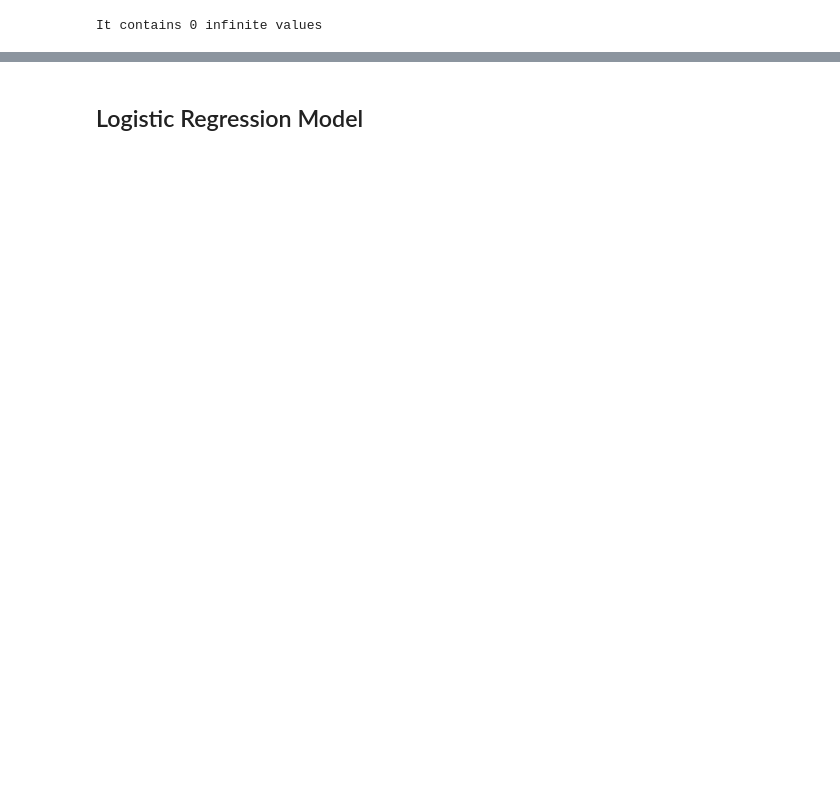
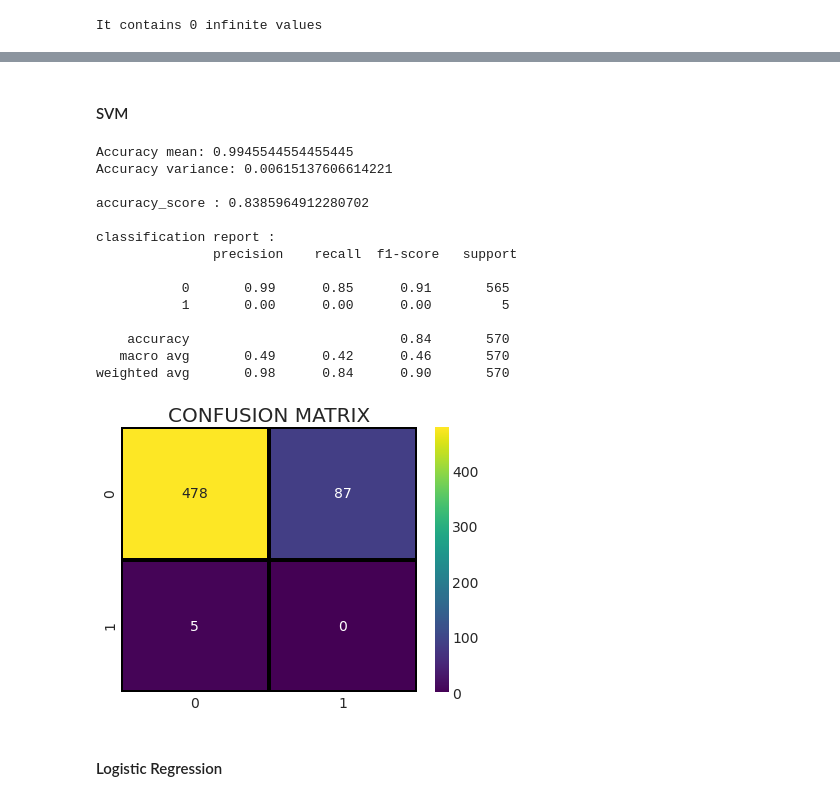
Before and after one commit to okayteakay/Exoplanets-Detection, a Jupyter notebook: Exoplanets.ipynb, the cells around one changed output, grey strips where cells are left out. Cells and saved outputs as stored; diff of their text form; code cells hidden in the pictures; blank space fills up the shorter version.

```diff
--- a/Exoplanets.ipynb
+++ b/Exoplanets.ipynb
@@ -281,4 +306,50 @@ y_test: (570,)
+# %%
+def model(classifier,X_train_res,y_train_res,X_test,y_test):
+    #fit the model
+    classifier.fit(X_train_res,y_train_res)
+    predictions = classifier.predict(X_test)
+
+    #Cross validation
+    accuracies = cross_val_score(estimator = classifier, X = X_train_res, y = y_train_res, cv = 5, n_jobs = -1)
+    mean = accuracies.mean()
+    variance = accuracies.std()
+    print("Accuracy mean: "+ str(mean))
+    print("Accuracy variance: "+ str(variance))
+
+    #Accuracy
+    print ("\naccuracy_score :",accuracy_score(y_test,predictions))
+
+    #Classification report
+    print ("\nclassification report :\n",(classification_report(y_test,predictions)))
+
+    #Confusion matrix
+    plt.figure(figsize=(13,10))
+    plt.subplot(221)
+    sns.heatmap(confusion_matrix(y_test,predictions),annot=True,cmap="viridis",fmt = "d",linecolor="k",linewidths=3)
+    plt.title("CONFUSION MATRIX",fontsize=20)
+# %% [markdown]
+#### SVM
+# %%
+from sklearn.svm import SVC
+SVM_model=SVC()
+model(SVM_model,X_train_res,y_train_res,X_test,y_test)
+# %% [output]
+Accuracy mean: 0.9945544554455445
+Accuracy variance: 0.00615137606614221
+
+accuracy_score : 0.8385964912280702
+
+classification report :
+               precision    recall  f1-score   support
+
+           0       0.99      0.85      0.91       565
+           1       0.00      0.00      0.00         5
+
+    accuracy                           0.84       570
+   macro avg       0.49      0.42      0.46       570
+weighted avg       0.98      0.84      0.90       570
+[figure, added]
 # %% [markdown]
-## Logistic Regression Model
+#### Logistic Regression
 # %%
 from sklearn.linear_model import LogisticRegression
```
Also changed, not shown: parts of 45 cells of this notebook.
